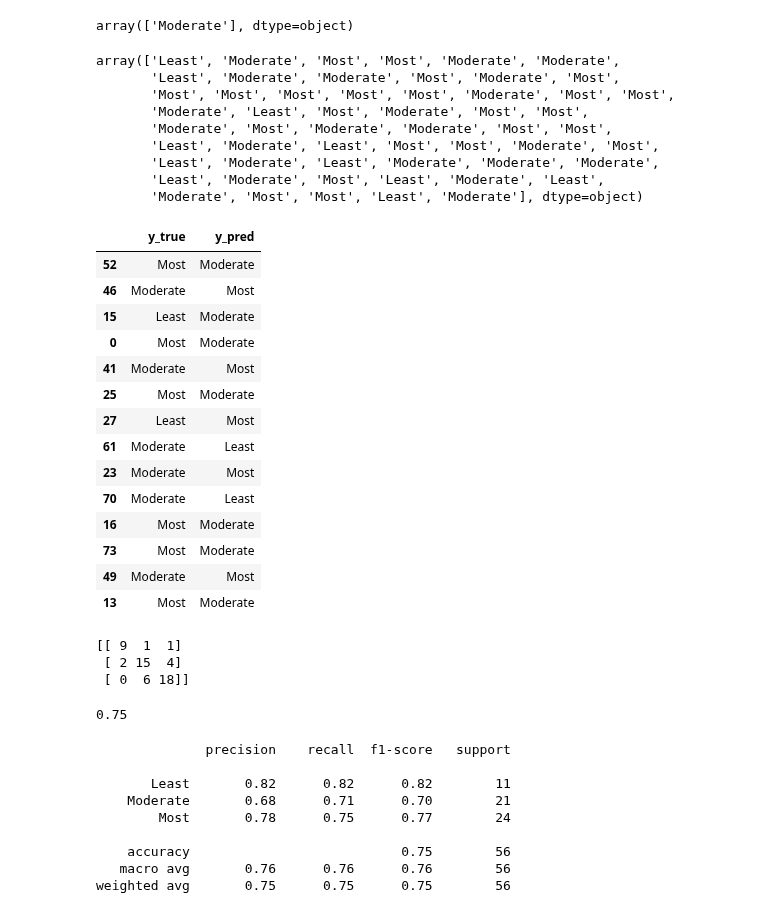
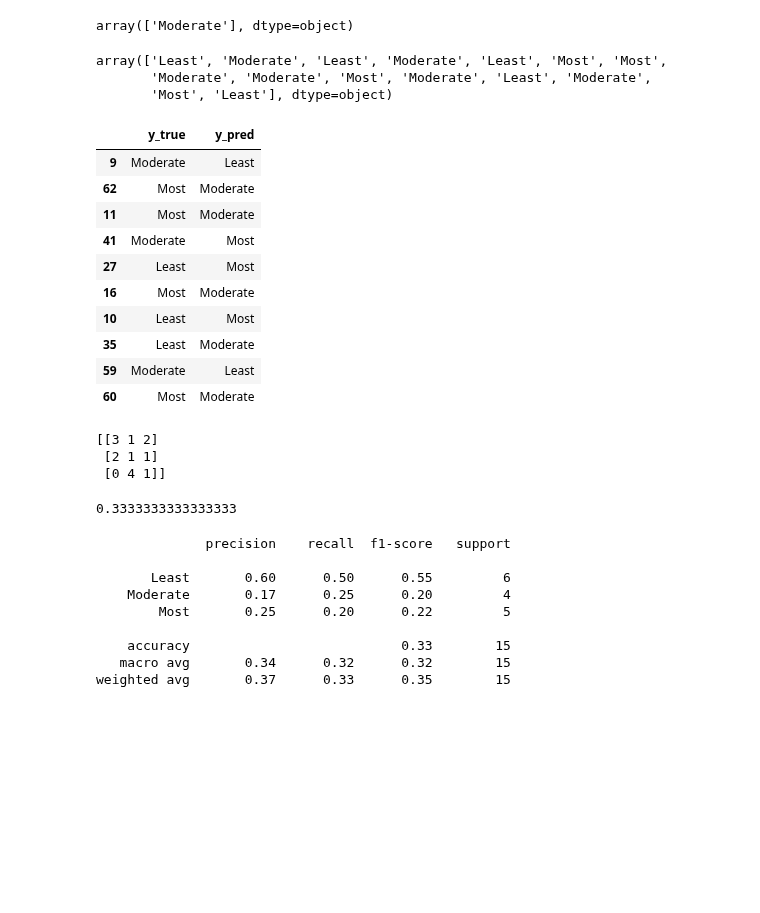
Before and after one commit to Adibank/DPDM, a Jupyter notebook: Project.ipynb, the cells around one changed output. Cells and saved outputs as stored; diff of their text form; code cells hidden in the pictures; blank space fills up the shorter version.

```diff
--- a/Project.ipynb
+++ b/Project.ipynb
@@ -961,56 +1037,46 @@ array(['Moderate'], dtype=object)
 # %%
 from sklearn.metrics import confusion_matrix, classification_report, accuracy_score
 # %%
-predicted = model.predict(x_train)
+predicted = model.predict(x_test)
 predicted
 # %% [output]
-array(['Least', 'Moderate', 'Most', 'Most', 'Moderate', 'Moderate',
-       'Least', 'Moderate', 'Moderate', 'Most', 'Moderate', 'Most',
-       'Most', 'Most', 'Most', 'Most', 'Most', 'Moderate', 'Most', 'Most',
-       'Moderate', 'Least', 'Most', 'Moderate', 'Most', 'Most',
-       'Moderate', 'Most', 'Moderate', 'Moderate', 'Most', 'Most',
-       'Least', 'Moderate', 'Least', 'Most', 'Most', 'Moderate', 'Most',
-       'Least', 'Moderate', 'Least', 'Moderate', 'Moderate', 'Moderate',
-       'Least', 'Moderate', 'Most', 'Least', 'Moderate', 'Least',
-       'Moderate', 'Most', 'Most', 'Least', 'Moderate'], dtype=object)
+array(['Least', 'Moderate', 'Least', 'Moderate', 'Least', 'Most', 'Most',
+       'Moderate', 'Moderate', 'Most', 'Moderate', 'Least', 'Moderate',
+       'Most', 'Least'], dtype=object)
 # %%
-dx=pd.DataFrame({'y_true':y_train, 'y_pred':predicted})
+dx=pd.DataFrame({'y_true':y_test, 'y_pred':predicted})
 dx[dx.y_true != dx.y_pred]
 # %% [output]
 |  | y_true | y_pred |
-| 52 | Most | Moderate |
-| 46 | Moderate | Most |
-| 15 | Least | Moderate |
-| 0 | Most | Moderate |
+| 9 | Moderate | Least |
+| 62 | Most | Moderate |
+| 11 | Most | Moderate |
 | 41 | Moderate | Most |
-| 25 | Most | Moderate |
 | 27 | Least | Most |
-| 61 | Moderate | Least |
-| 23 | Moderate | Most |
-| 70 | Moderate | Least |
 | 16 | Most | Moderate |
-| 73 | Most | Moderate |
-| 49 | Moderate | Most |
-| 13 | Most | Moderate |
+| 10 | Least | Most |
+| 35 | Least | Moderate |
+| 59 | Moderate | Least |
+| 60 | Most | Moderate |
 # %%
-print(confusion_matrix(y_train, predicted))
+print(confusion_matrix(y_test, predicted))
 # %% [output]
-[[ 9  1  1]
- [ 2 15  4]
- [ 0  6 18]]
+[[3 1 2]
+ [2 1 1]
+ [0 4 1]]
 # %%
-print(accuracy_score(y_train, predicted))
+print(accuracy_score(y_test, predicted))
 # %% [output]
-0.75
+0.3333333333333333
 # %%
-print(classification_report(y_train, predicted))
+print(classification_report(y_test, predicted))
 # %% [output]
               precision    recall  f1-score   support
 
-       Least       0.82      0.82      0.82        11
-    Moderate       0.68      0.71      0.70        21
-        Most       0.78      0.75      0.77        24
+       Least       0.60      0.50      0.55         6
+    Moderate       0.17      0.25      0.20         4
+        Most       0.25      0.20      0.22         5
 
-    accuracy                           0.75        56
-   macro avg       0.76      0.76      0.76        56
-weighted avg       0.75      0.75      0.75        56
+    accuracy                           0.33        15
+   macro avg       0.34      0.32      0.32        15
+weighted avg       0.37      0.33      0.35        15
```
Also changed, not shown: parts of 17 cells of this notebook.
